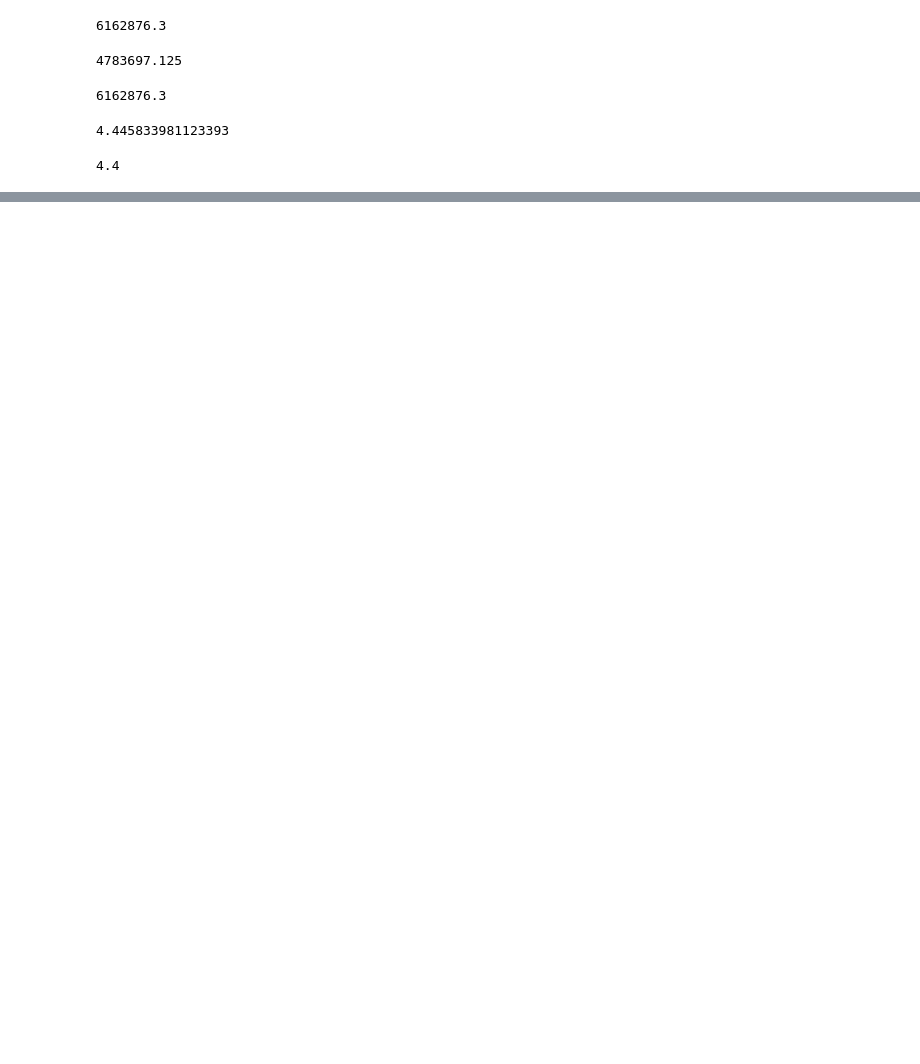
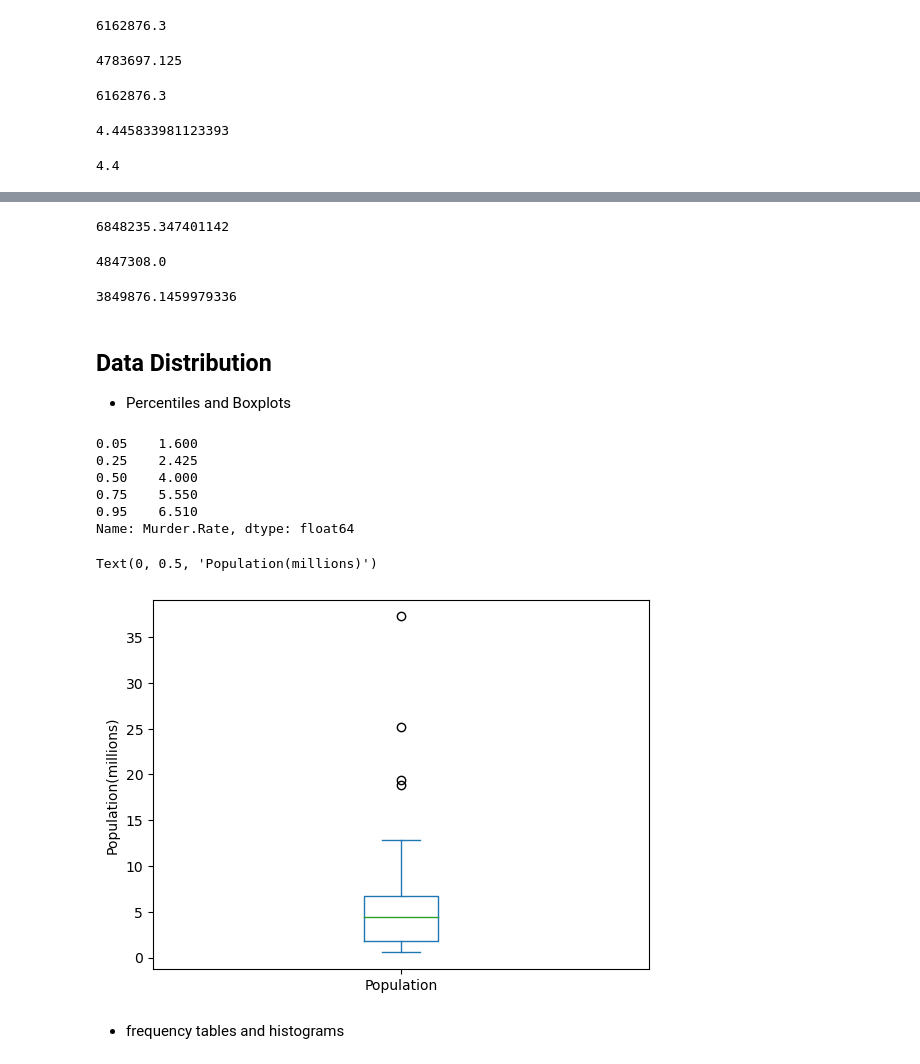
Before and after one commit to chuyunzi12/sattistics-for-data-science, a Jupyter notebook: Chapter_1.ipynb, the cells around one changed output, grey strips where cells are left out. Drawn from its saved outputs; the diff is of its cells as text; code cells hidden in the pictures; blank space fills up the shorter version.

```diff
--- a/Chapter_1.ipynb
+++ b/Chapter_1.ipynb
@@ -44,0 +52,36 @@ wquantiles.median(state['Murder.Rate'],weights = state['Population'])
+# %%
+## standard deviation
+state['Population'].std()
+# %% [output]
+6848235.347401142
+# %%
+## IQR
+state['Population'].quantile(0.75) - state['Population'].quantile(0.25)
+# %% [output]
+4847308.0
+# %%
+## robust MAD the median absolute deviation from the median
+sm.robust.mad(state['Population'])
+# %% [output]
+3849876.1459979336
+# %% [markdown]
+## Data Distribution
+- Percentiles and Boxplots
+# %%
+state['Murder.Rate'].quantile([0.05,0.25,0.5,0.75,0.95])
+# %% [output]
+0.05    1.600
+0.25    2.425
+0.50    4.000
+0.75    5.550
+0.95    6.510
+Name: Murder.Rate, dtype: float64
+# %%
+## pandas provides a number of basic exploratory plots for data frame; one of them is boxplots:
+ax = (state['Population']/1000000).plot.box()
+ax.set_ylabel('Population(millions)')
+# %% [output]
+Text(0, 0.5, 'Population(millions)')
+[figure, added]
+# %% [markdown]
+- frequency tables and histograms
```
Also changed, not shown: parts of 31 cells of this notebook.
